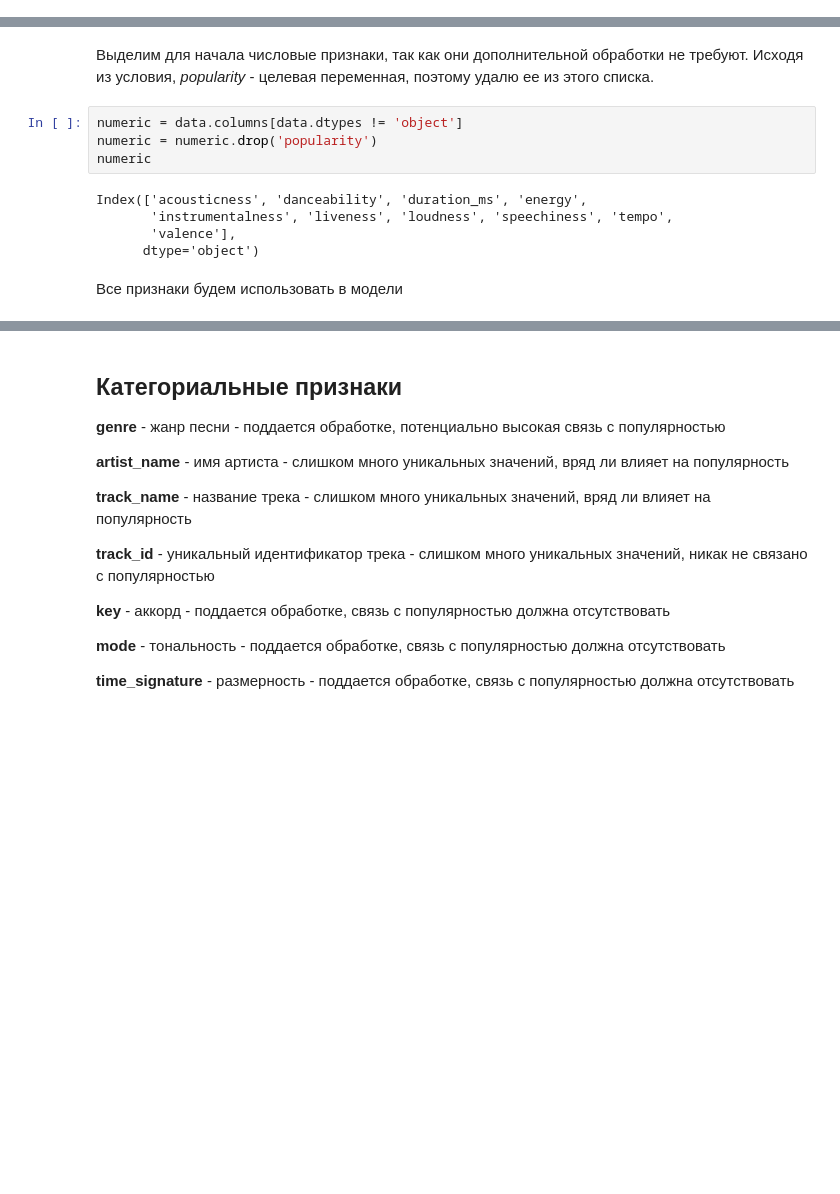
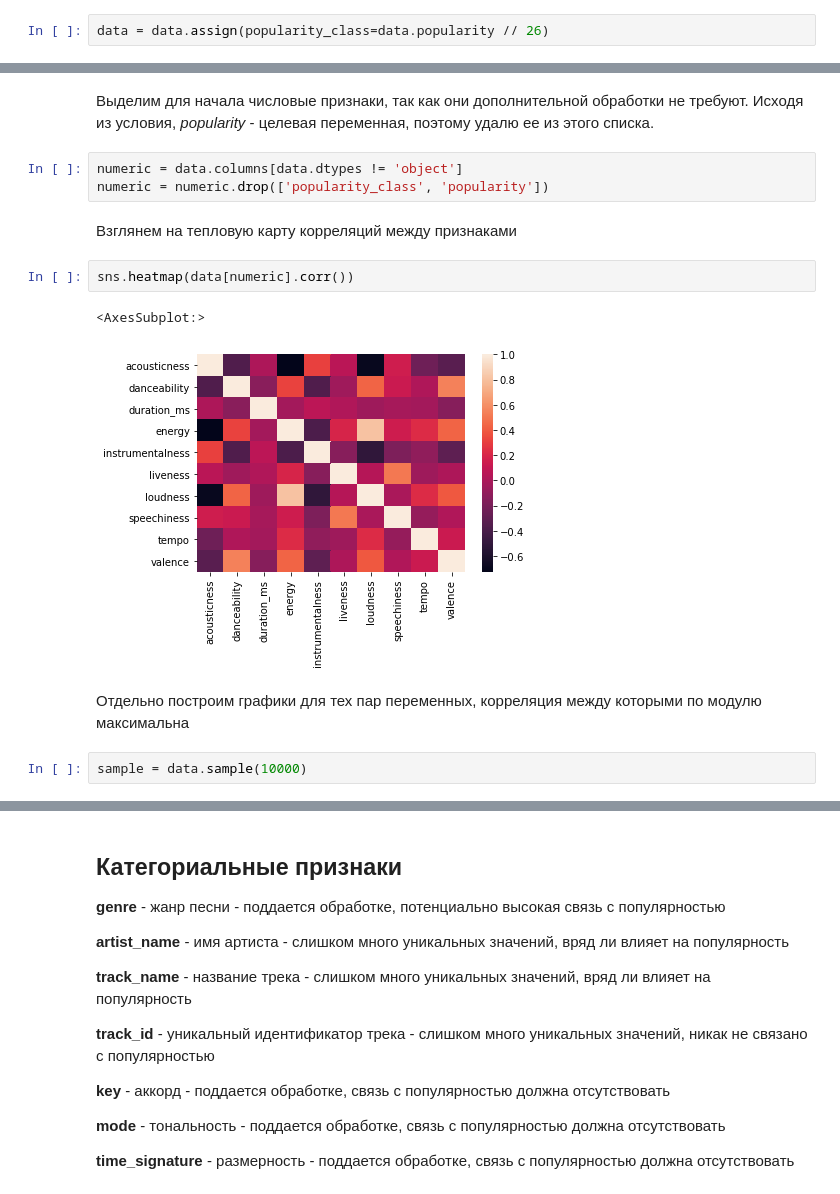
Before and after one commit to grigoriizharkov/spotify, a Jupyter notebook: spotify.ipynb, the cells around one changed output, grey strips where cells are left out. Cells and saved outputs as stored; diff of their text form; blank space fills up the shorter version.

Commit message:
added some data analysis & visualization

```diff
--- a/spotify.ipynb
+++ b/spotify.ipynb
@@ -28,18 +28,23 @@ Data columns (total 18 columns):
  17  valence           232725 non-null  float64
 dtypes: float64(9), int64(2), object(7)
 memory usage: 32.0+ MB
+# %%
+data = data.assign(popularity_class=data.popularity // 26)
 # %% [markdown]
 ## Числовые признаки
 # %% [markdown]
 Выделим для начала числовые признаки, так как они дополнительной обработки не требуют. Исходя из условия, *popularity* - целевая переменная, поэтому удалю ее из этого списка.
 # %%
 numeric = data.columns[data.dtypes != 'object']
-numeric = numeric.drop('popularity')
-numeric
+numeric = numeric.drop(['popularity_class', 'popularity'])
-# %% [output]
-Index(['acousticness', 'danceability', 'duration_ms', 'energy',
-       'instrumentalness', 'liveness', 'loudness', 'speechiness', 'tempo',
-       'valence'],
-      dtype='object')
-# %% [markdown]
-Все признаки будем использовать в модели
+# %% [markdown]
+Взглянем на тепловую карту корреляций между признаками
+# %%
+sns.heatmap(data[numeric].corr())
+# %% [output]
+<AxesSubplot:>
+[figure, added]
+# %% [markdown]
+Отдельно построим графики для тех пар переменных, корреляция между которыми по модулю максимальна
+# %%
+sample = data.sample(10000)
```
Also changed, not shown: parts of 21 cells of this notebook.
